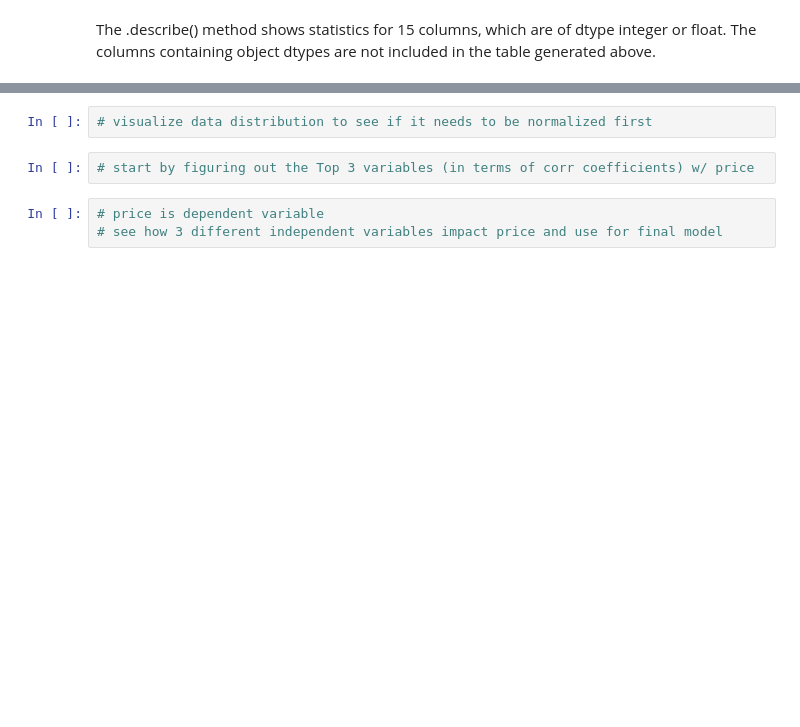
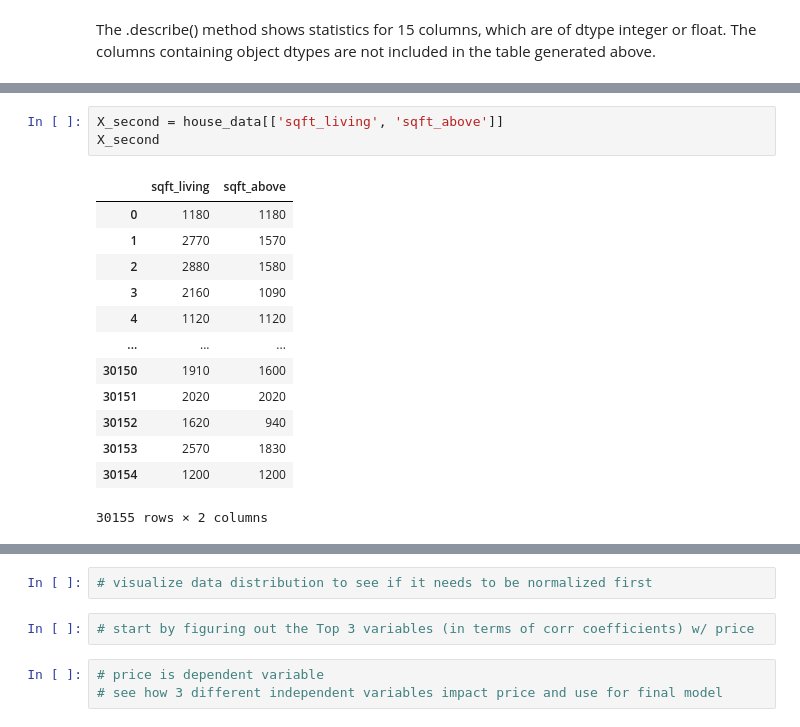
Before and after one commit to jbenedito99/dsc-phase-2-project-v2-5, a Jupyter notebook: student.ipynb, the cells around one changed output, grey strips where cells are left out. Saved outputs shown, nothing was run; the diff lists cells and outputs as text; blank space fills up the shorter version.

```diff
--- a/student.ipynb
+++ b/student.ipynb
@@ -81,0 +149,17 @@ Next, I will perform a correlation between sale price and the integer and float
+# %%
+X_second = house_data[['sqft_living', 'sqft_above']]
+X_second
+# %% [output]
+|  | sqft_living | sqft_above |
+| 0 | 1180 | 1180 |
+| 1 | 2770 | 1570 |
+| 2 | 2880 | 1580 |
+| 3 | 2160 | 1090 |
+| 4 | 1120 | 1120 |
+| ... | ... | ... |
+| 30150 | 1910 | 1600 |
+| 30151 | 2020 | 2020 |
+| 30152 | 1620 | 940 |
+| 30153 | 2570 | 1830 |
+| 30154 | 1200 | 1200 |
+30155 rows × 2 columns
```
Also changed, not shown: parts of 25 cells of this notebook.
